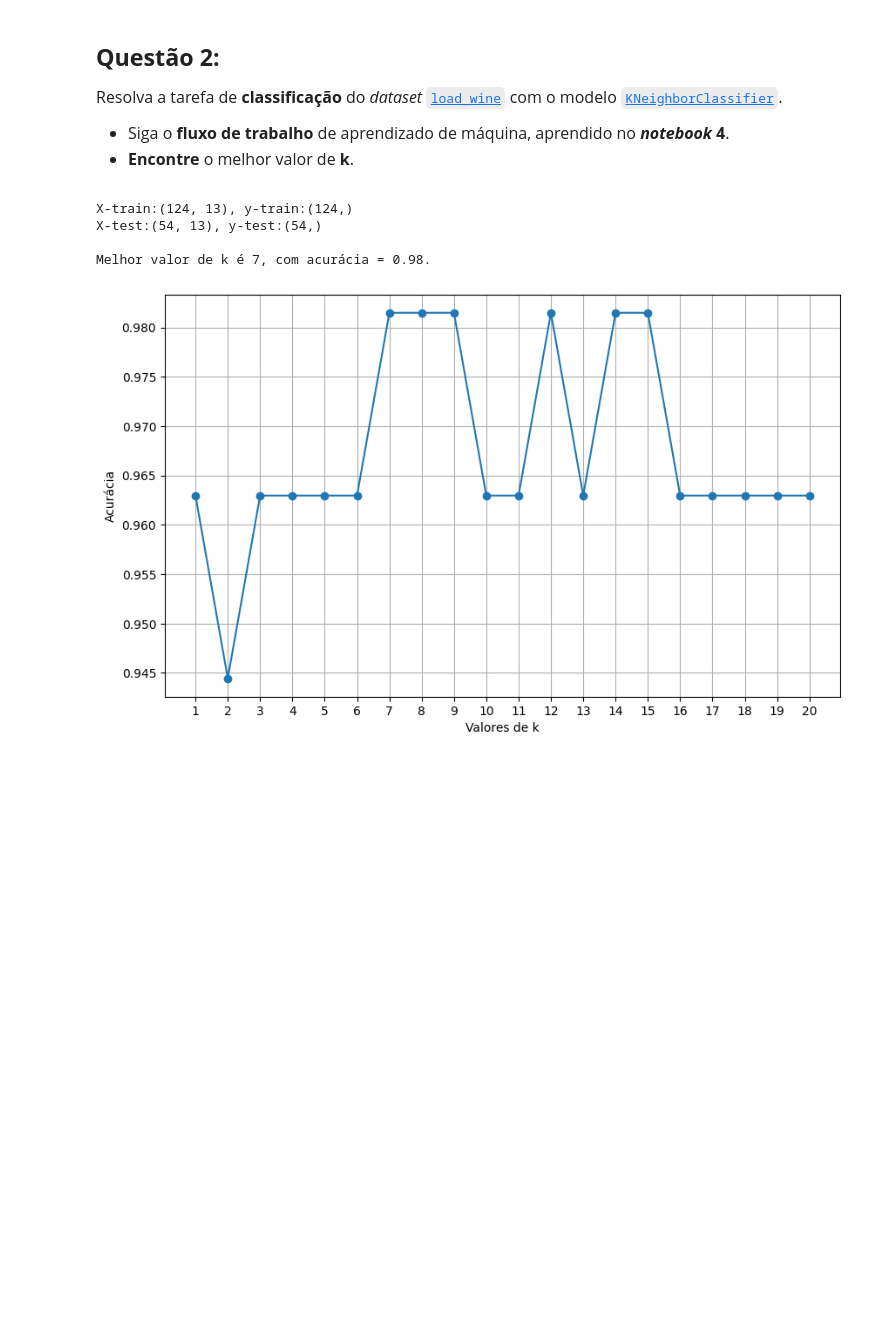
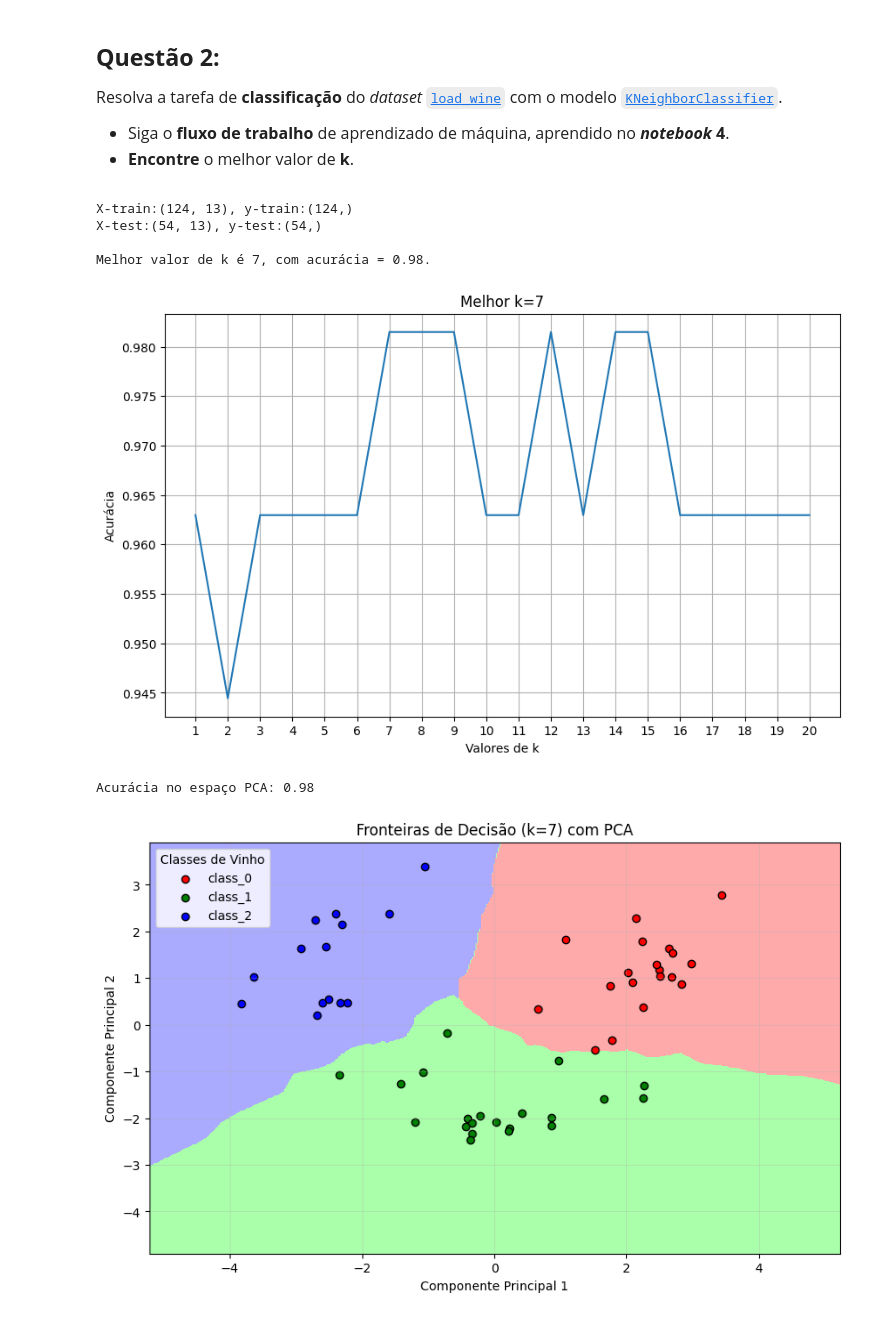
Before and after one commit to Alomyr/Apredizado-de-maquina-supervisonado, a Jupyter notebook: Unidade01/Atividades/atividade4.ipynb, the cells around one changed output. Drawn from its saved outputs; the diff is of its cells as text; code cells hidden in the pictures; blank space fills up the shorter version.

```diff
--- a/Unidade01/Atividades/atividade4.ipynb
+++ b/Unidade01/Atividades/atividade4.ipynb
@@ -144,32 +146,69 @@ Y = wine.target
 X_train, X_test, y_train, y_test = train_test_split(X,Y ,test_size=0.3,train_size=0.7, random_state=42)
 
 print(f"X-train:{X_train.shape}, y-train:{y_train.shape}")
 print(f"X-test:{X_test.shape}, y-test:{y_test.shape}")
 
 scaler = StandardScaler()
 X_train_scarle = scaler.fit_transform(X_train)
 X_test_scarle = scaler.transform(X_test)
 
 metric_values =[]
 for k in k_values:
     model = KNeighborsClassifier(n_neighbors=k)
     model.fit(X_train_scarle,y_train)
     y_pred= model.predict(X_test_scarle)
     metric_values.append(accuracy_score(y_test, y_pred))
 best_k = k_values[np.argmax(metric_values)]
 
 print(f"\nMelhor valor de k é {best_k}, com acurácia = {max(metric_values):.2f}.")
 
 plt.figure(figsize=(10, 6))
-plt.plot(k_values, metric_values, marker='o')
+plt.plot(k_values, metric_values)
 plt.xticks(k_values)
+plt.title(f"Melhor k={best_k}")
 plt.xlabel('Valores de k')
 plt.ylabel('Acurácia')
 plt.grid()
 plt.show()
+
+model = KNeighborsClassifier(n_neighbors=best_k)
+pca = PCA(n_components=2)
+x_train_pca = pca.fit_transform(X_train_scarle)
+x_test_pca = pca.transform(X_test_scarle)
+
+model.fit(x_train_pca, y_train)
+
+y_pred = model.predict(x_test_pca)
+accuracy = accuracy_score(y_test, y_pred)
+print(f"Acurácia no espaço PCA: {accuracy:.2f}")
+
+x_min, x_max = x_train_pca[:, 0].min() - 1, x_train_pca[:, 0].max() + 1
+y_min, y_max = x_train_pca[:, 1].min() - 1, x_train_pca[:, 1].max() + 1
+xx, yy = np.meshgrid(np.linspace(x_min, x_max, 400), np.linspace(y_min, y_max, 400))
+
+Z = model.predict(np.c_[xx.ravel(), yy.ravel()])
+Z = Z.reshape(xx.shape)
+
+plt.figure(figsize=(10, 6))
+cmap_light = ListedColormap(['#FFAAAA', '#AAFFAA', '#AAAAFF'])
+cmap_bold = ['red', 'green', 'blue']
+
+plt.contourf(xx, yy, Z, cmap=cmap_light)
+
+for i, class_name in enumerate(wine.target_names):
+    plt.scatter(x_test_pca[y_test == i, 0], x_test_pca[y_test == i, 1], color=cmap_bold[i], edgecolor="black", label=class_name)
+
+plt.title(f"Fronteiras de Decisão (k={best_k}) com PCA")
+plt.xlabel("Componente Principal 1")
+plt.ylabel("Componente Principal 2")
+plt.legend(title="Classes de Vinho")
+plt.grid(alpha=0.3)
+plt.show()
 # %% [output]
 X-train:(124, 13), y-train:(124,)
 X-test:(54, 13), y-test:(54,)
 
 Melhor valor de k é 7, com acurácia = 0.98.
-[figure, old version]
+[figure, new version]
+Acurácia no espaço PCA: 0.98
+[figure, added]
```
Also changed, not shown: parts of 1 cell of this notebook.
